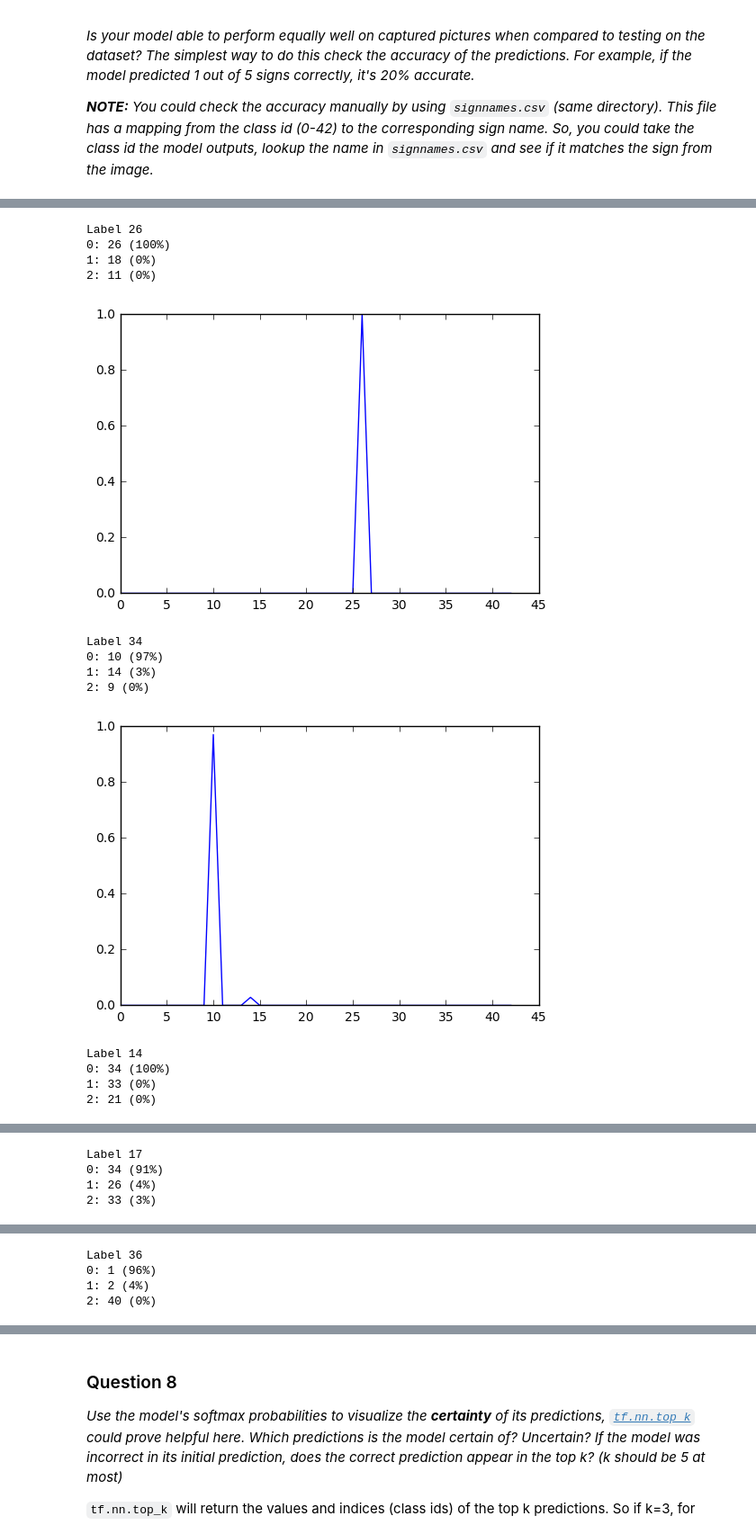
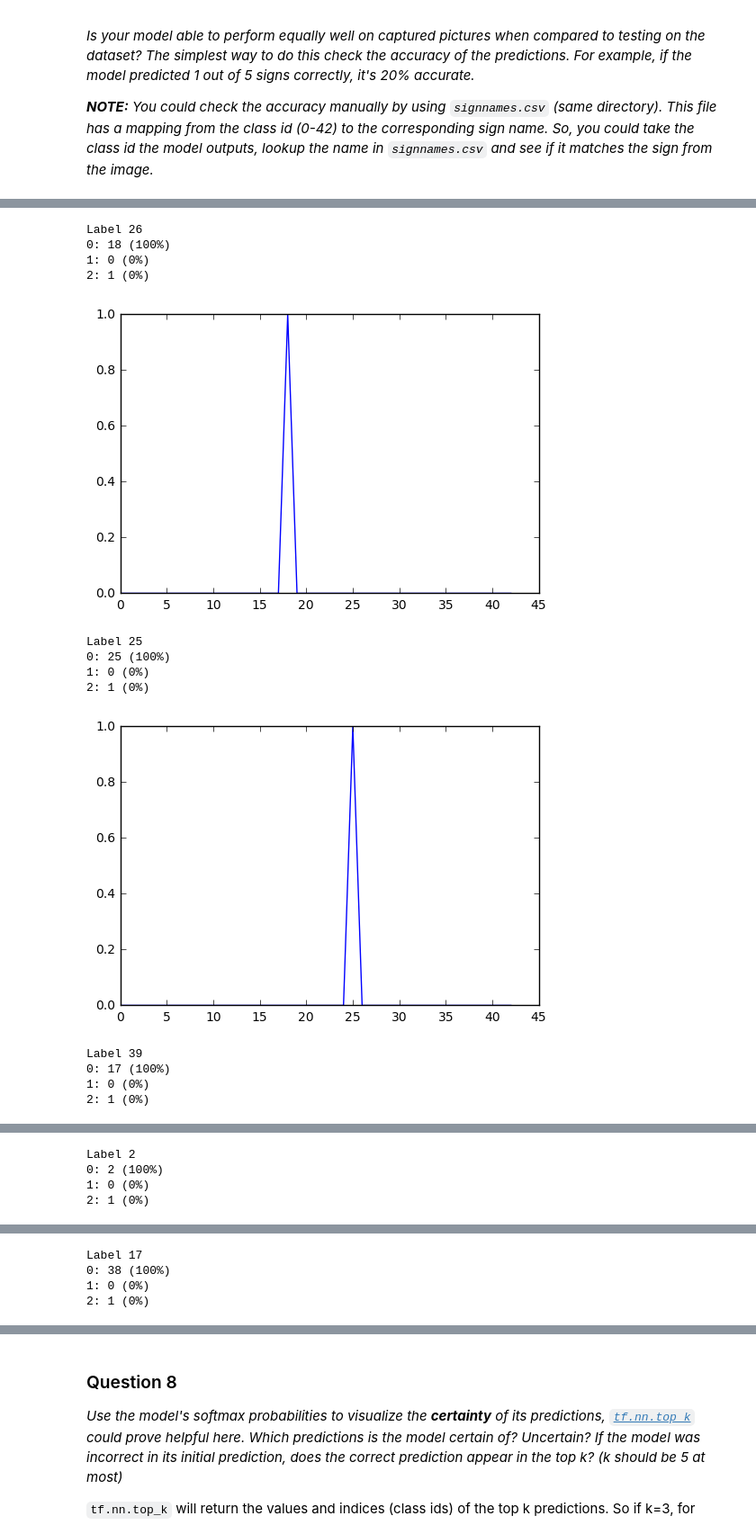
Before and after one commit to geminijun/CarND-Traffic-Sign-Classifier-Project, a Jupyter notebook: Traffic_Sign_Classifier.ipynb, the cells around one changed output, grey strips where cells are left out. Shown: that part at 90% size. Saved outputs shown, nothing was run; the diff lists cells and outputs as text; code cells hidden in the pictures.

```diff
--- a/Traffic_Sign_Classifier.ipynb
+++ b/Traffic_Sign_Classifier.ipynb
@@ -121,6 +121,8 @@ Use the code cell (or multiple code cells, if necessary) to implement the first
 from sklearn.utils import shuffle
 
 X_train, y_train = shuffle(X_train, y_train)
+X_train = X_train / 255.
+X_test = X_test / 255.
 # %% [markdown]
 ### Question 1
 
@@ -237,11 +345,13 @@ Return the result of the 2nd fully connected layer.
 x = tf.placeholder(tf.float32, (None, 32, 32, 3))
 y = tf.placeholder(tf.int32, (None))
 one_hot_y = tf.one_hot(y, n_classes)
+keep_prob = tf.placeholder(tf.float32)
 
 # Training Pipeline
 rate = 0.001
+dropout = 0.5
 
-logits = LeNet(x)
+logits = NewNet(x, keep_prob)
 cross_entropy = tf.nn.softmax_cross_entropy_with_logits(logits, one_hot_y)
 loss_operation = tf.reduce_mean(cross_entropy)
 optimizer = tf.train.AdamOptimizer(learning_rate = rate)
@@ -258,13 +368,10 @@ def evaluate(X_data, y_data):
     sess = tf.get_default_session()
     for offset in range(0, num_examples, BATCH_SIZE):
         batch_x, batch_y = X_data[offset:offset+BATCH_SIZE], y_data[offset:offset+BATCH_SIZE]
-        accuracy = sess.run(accuracy_operation, feed_dict={x: batch_x, y: batch_y})
+        accuracy = sess.run(accuracy_operation, feed_dict={x: batch_x, y: batch_y, keep_prob: 1})
         total_accuracy += (accuracy * len(batch_x))
     return total_accuracy / num_examples
 
-#prepare Validation
-from sklearn.model_selection import train_test_split
-X_train, X_validation, y_train, y_validation = train_test_split(X_train, y_train, test_size=0.2, random_state=42)
 
 # Train
 with tf.Session() as sess:
@@ -278,7 +385,7 @@ with tf.Session() as sess:
         for offset in range(0, num_examples, BATCH_SIZE):
             end = offset + BATCH_SIZE
             batch_x, batch_y = X_train[offset:end], y_train[offset:end]
-            sess.run(training_operation, feed_dict={x: batch_x, y: batch_y})
+            sess.run(training_operation, feed_dict={x: batch_x, y: batch_y, keep_prob: dropout})
 
         validation_accuracy = evaluate(X_validation, y_validation)
         print("EPOCH {} ...".format(i+1))
@@ -377,7 +487,7 @@ _Choose five candidate images of traffic signs and provide them in the report. A
 ### Run the predictions here.
 ### Feel free to use as many code cells as needed.
 
-new_test_lables = np.array([26, 34, 14, 17, 36])
+new_test_lables = np.array([26, 25, 39, 2, 17])
 with tf.Session() as sess:
     saver.restore(sess, tf.train.latest_checkpoint('.'))
     new_test_accuracy = evaluate(new_test, new_test_lables)
@@ -396,32 +506,32 @@ _**NOTE:** You could check the accuracy manually by using `signnames.csv` (same
 # %%
 ### Visualize the softmax probabilities here.
 ### Feel free to use as many code cells as needed.
 softmax_logits = tf.nn.softmax(logits)
 top_k = tf.nn.top_k(softmax_logits, k=3)
 with tf.Session() as sess:
     saver.restore(sess, tf.train.latest_checkpoint('.'))
 
-    new_softmax_logits = sess.run(softmax_logits, feed_dict={x: new_test})
-    new_top_k = sess.run(top_k, feed_dict={x: new_test})
+    new_softmax_logits = sess.run(softmax_logits, feed_dict={x: new_test, keep_prob: 1})
+    new_top_k = sess.run(top_k, feed_dict={x: new_test, keep_prob: 1})
 
 for i in range(len(new_softmax_logits)):
     print("Label", new_test_lables[i])
     for j in range(3):
         print('{}: {} ({:.0f}%)'.format(j, new_top_k[1][i][j], 100*new_top_k[0][i][j]))
     plt.plot(new_softmax_logits[i])
     plt.show()
 # %% [output]
 Label 26
-0: 26 (100%)
-1: 18 (0%)
-2: 11 (0%)
+0: 18 (100%)
+1: 0 (0%)
+2: 1 (0%)
-[figure, old version]
+[figure, new version]
-Label 34
-0: 10 (97%)
-1: 14 (3%)
-2: 9 (0%)
+Label 25
+0: 25 (100%)
+1: 0 (0%)
+2: 1 (0%)
-[figure, old version]
+[figure, new version]
-Label 14
-0: 34 (100%)
-1: 33 (0%)
-2: 21 (0%)
+Label 39
+0: 17 (100%)
+1: 0 (0%)
+2: 1 (0%)
@@ -429,4 +539,4 @@ Label 14
-Label 17
-0: 34 (91%)
-1: 26 (4%)
-2: 33 (3%)
+Label 2
+0: 2 (100%)
+1: 0 (0%)
+2: 1 (0%)
@@ -434,4 +544,4 @@ Label 17
-Label 36
-0: 1 (96%)
-1: 2 (4%)
-2: 40 (0%)
+Label 17
+0: 38 (100%)
+1: 0 (0%)
+2: 1 (0%)
```
Also changed, not shown: parts of 16 cells of this notebook, 8 other files.
